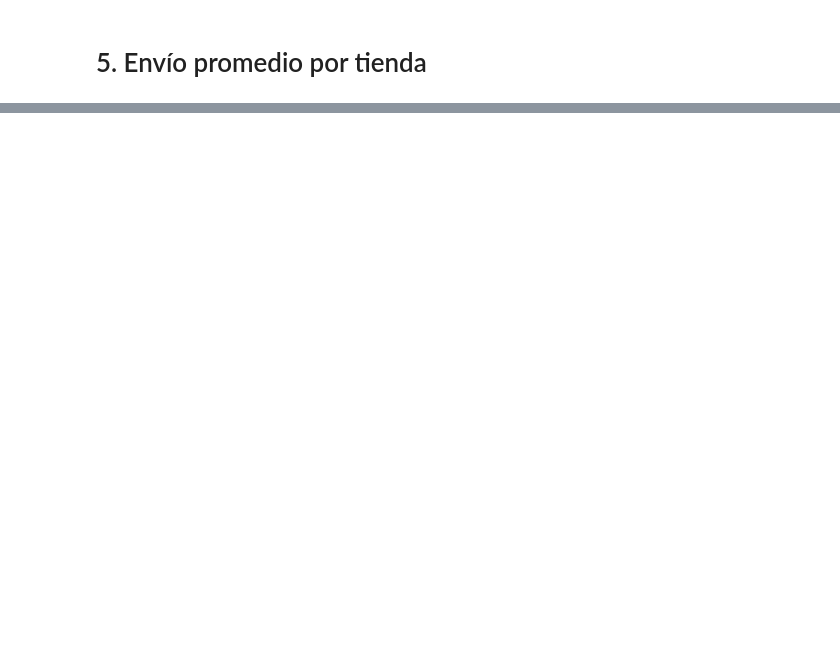
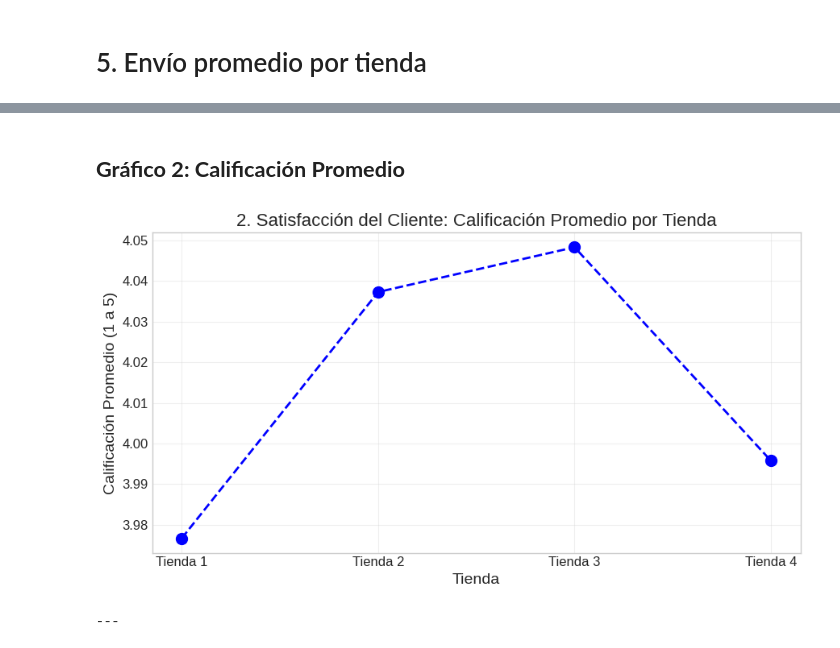
Before and after one commit to shivyu/ChallengePythonSilviaGranados, a Jupyter notebook: AluraStoreLatam_SilviaGranados.ipynb, the cells around one changed output, grey strips where cells are left out. Drawn from its saved outputs; the diff is of its cells as text; code cells hidden in the pictures; blank space fills up the shorter version.

```diff
--- a/AluraStoreLatam_SilviaGranados.ipynb
+++ b/AluraStoreLatam_SilviaGranados.ipynb
@@ -33,0 +287,18 @@ tienda.head()
+# %% [markdown]
+## **Gráfico 2: Calificación Promedio**
+# %%
+plt.figure(figsize=(9, 5))
+calificaciones = [calificacion_promedio_1, calificacion_promedio_2, calificacion_promedio_3, calificacion_promedio_4]
+
+plt.plot(tiendas, calificaciones, marker='o', markersize=10, linestyle='--', color='blue', linewidth=2)
+plt.title('2. Satisfacción del Cliente: Calificación Promedio por Tienda', fontsize=16)
+plt.xlabel('Tienda', fontsize=14)
+plt.ylabel('Calificación Promedio (1 a 5)', fontsize=14)
+plt.grid(True, alpha=0.3)
+plt.tight_layout()
+plt.show()
+
+print("---")
+# %% [output]
+[figure, added]
+---
```
Also changed, not shown: parts of 24 cells of this notebook.
